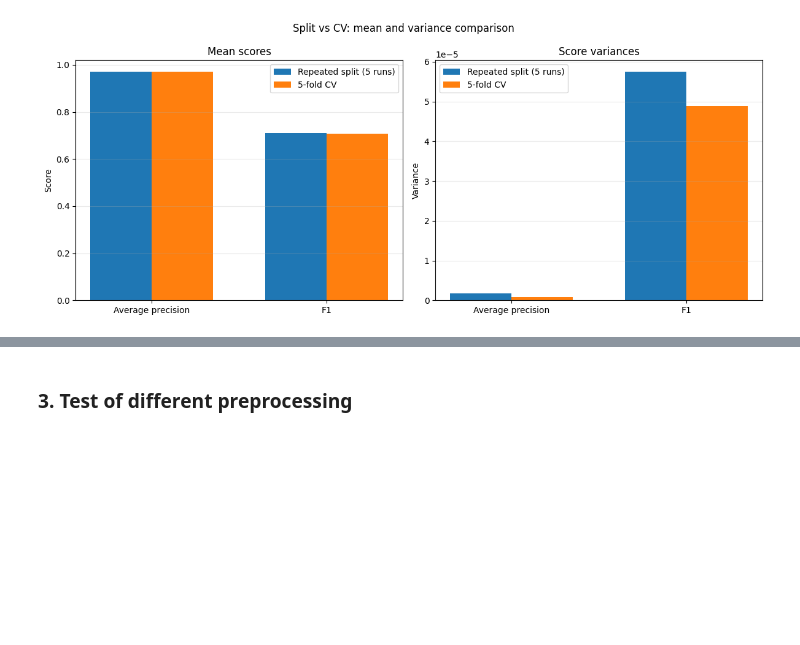
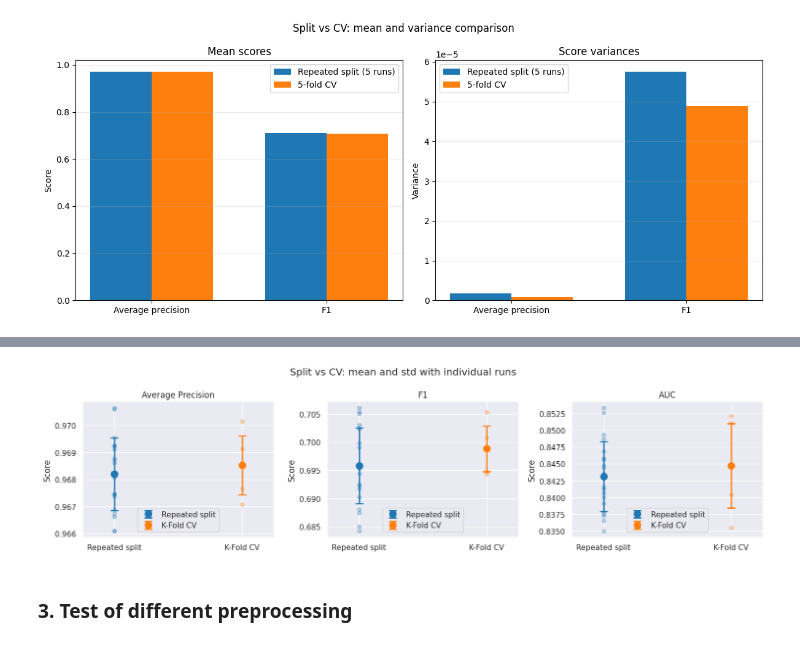
Before and after one commit to alan-man/tal-projet, a Jupyter notebook: pre_test.ipynb, the cells around one changed output, grey strips where cells are left out. Cells and saved outputs as stored; diff of their text form; code cells hidden in the pictures; blank space fills up the shorter version.

```diff
--- a/pre_test.ipynb
+++ b/pre_test.ipynb
@@ -583,3 +672,57 @@ plt.show()
+# %%
+import numpy as np
+import matplotlib.pyplot as plt
+import seaborn as sns
+
+sns.set_theme(style="darkgrid")
+palette = sns.color_palette("tab10")
+
+metrics     = ["Average Precision", "F1", "AUC"]
+split_means = [split_ap_scores.mean(), split_f1_scores.mean(), split_auc_scores.mean()]
+split_stds  = [split_ap_scores.std(),  split_f1_scores.std(),  split_auc_scores.std()]
+cv_means    = [cv_ap_scores.mean(),    cv_f1_scores.mean(),    cv_auc_scores.mean()]
+cv_stds     = [cv_ap_scores.std(),     cv_f1_scores.std(),     cv_auc_scores.std()]
+
+score_map = {
+    "Average Precision": (split_ap_scores,  cv_ap_scores),
+    "F1":                (split_f1_scores,  cv_f1_scores),
+    "AUC":               (split_auc_scores, cv_auc_scores),
+}
+
+fig, axes = plt.subplots(1, 3, figsize=(15, 4), sharey=False)
+
+for ax, metric, s_mean, s_std, cv_mean, cv_std in zip(
+        axes, metrics, split_means, split_stds, cv_means, cv_stds):
+
+    split_scores, cv_scores = score_map[metric]
+
+    ax.scatter(np.zeros(len(split_scores)), split_scores,
+               color=palette[0], alpha=0.3, zorder=1, s=30)
+    ax.scatter(np.ones(len(cv_scores)), cv_scores,
+               color=palette[1], alpha=0.3, zorder=1, s=30)
+
+    for x_pos, mean, std, color, label in [
+        (0, s_mean,  s_std,  palette[0], "Repeated split"),
+        (1, cv_mean, cv_std, palette[1], "K-Fold CV"),
+    ]:
+        ax.errorbar(x_pos, mean, yerr=std,
+                    fmt="o", color=color, label=label,
+                    markersize=10, capsize=6, capthick=2,
+                    linewidth=2, zorder=2)
+
+    ax.set_xlim(-0.25, 1.25)
+    ax.set_title(metric)
+    ax.set_ylabel("Score")
+    ax.set_xticks([0, 1])
+    ax.set_xticklabels(["Repeated split", "K-Fold CV"])
+    ax.legend(loc="lower center", bbox_to_anchor=(0.5, 0.01))
+
+plt.suptitle("Split vs CV: mean and std with individual runs")
+plt.tight_layout()
+plt.savefig("images/pretest/split_cv.pdf")
+plt.show()
+# %% [output]
+[figure, added]
 # %% [markdown]
 ### 3. Test of different preprocessing
 # %% [markdown]
```
Also changed, not shown: parts of 7 cells of this notebook, 2 other files.
